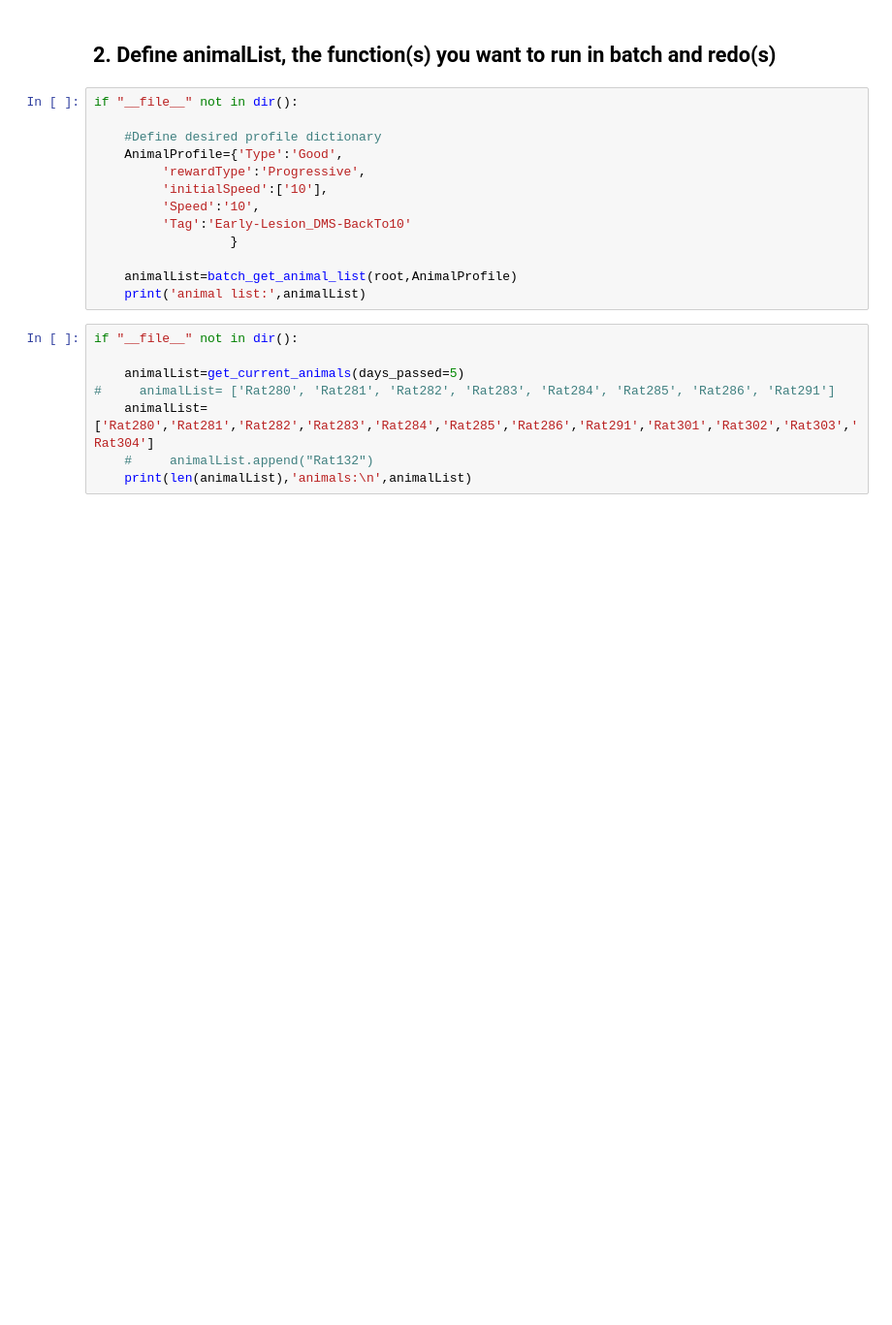
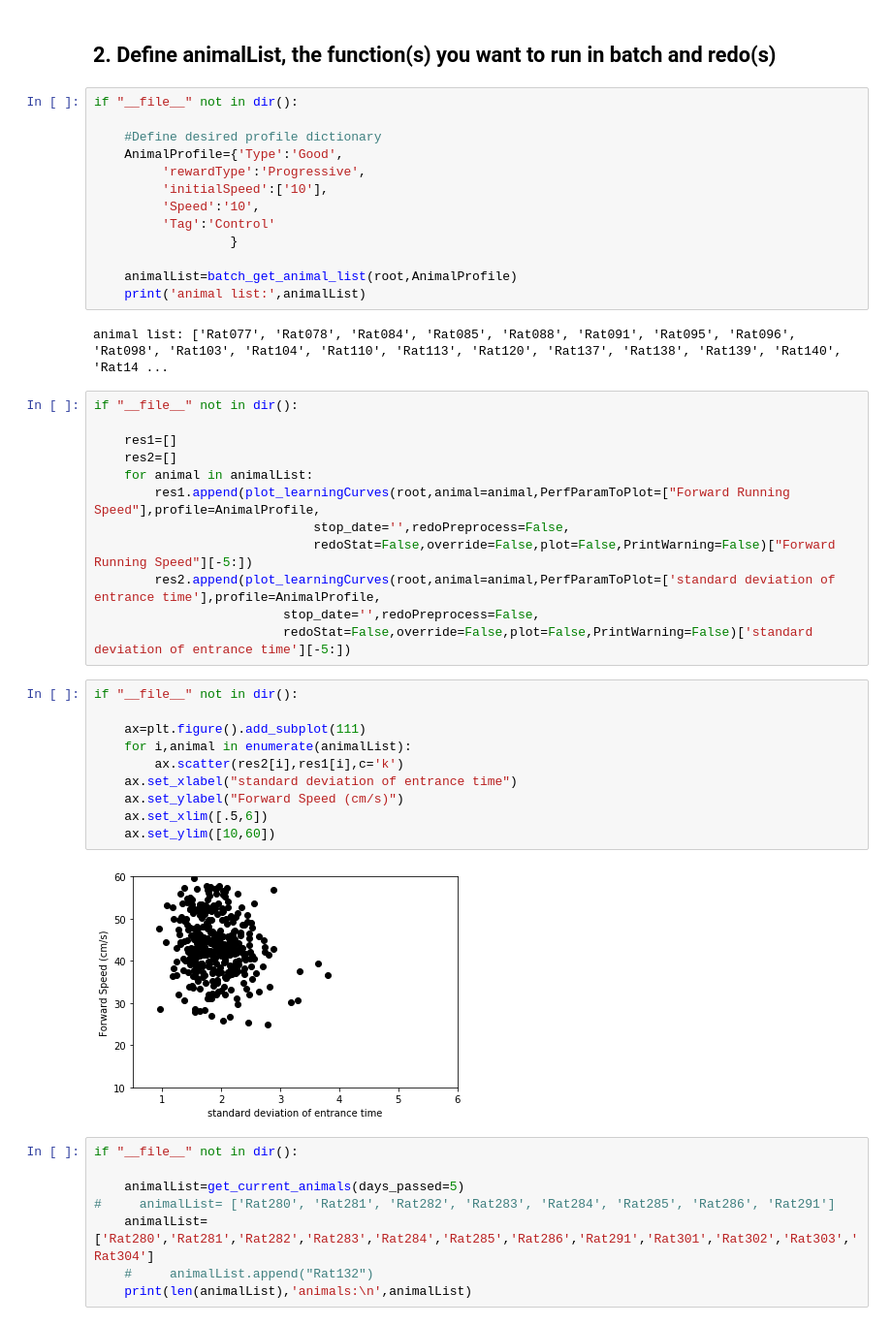
Before and after one commit to AtMostafa/2020-striatal-function, a Jupyter notebook: load_preprocess_rat/BatchRatBehavior.ipynb, the cells around one changed output. Shown: that part at 97% size. Saved outputs shown, nothing was run; the diff lists cells and outputs as text; blank space fills up the shorter version.

Commit message:
added control corerlation for speed vs std

```diff
--- a/load_preprocess_rat/BatchRatBehavior.ipynb
+++ b/load_preprocess_rat/BatchRatBehavior.ipynb
@@ -424,11 +424,37 @@ if "__file__" not in dir():
          'rewardType':'Progressive',
          'initialSpeed':['10'],
          'Speed':'10',
-         'Tag':'Early-Lesion_DMS-BackTo10'
+         'Tag':'Control'
                   }
 
     animalList=batch_get_animal_list(root,AnimalProfile)
     print('animal list:',animalList)
+# %% [output]
+animal list: ['Rat077', 'Rat078', 'Rat084', 'Rat085', 'Rat088', 'Rat091', 'Rat095', 'Rat096', 'Rat098', 'Rat103', 'Rat104', 'Rat110', 'Rat113', 'Rat120', 'Rat137', 'Rat138', 'Rat139', 'Rat140', 'Rat14 ...
+# %%
+if "__file__" not in dir():
+
+    res1=[]
+    res2=[]
+    for animal in animalList:
+        res1.append(plot_learningCurves(root,animal=animal,PerfParamToPlot=["Forward Running Speed"],profile=AnimalProfile,
+                             stop_date='',redoPreprocess=False,
+                             redoStat=False,override=False,plot=False,PrintWarning=False)["Forward Running Speed"][-5:])
+        res2.append(plot_learningCurves(root,animal=animal,PerfParamToPlot=['standard deviation of entrance time'],profile=AnimalProfile,
+                         stop_date='',redoPreprocess=False,
+                         redoStat=False,override=False,plot=False,PrintWarning=False)['standard deviation of entrance time'][-5:])
+# %%
+if "__file__" not in dir():
+
+    ax=plt.figure().add_subplot(111)
+    for i,animal in enumerate(animalList):
+        ax.scatter(res2[i],res1[i],c='k')
+    ax.set_xlabel("standard deviation of entrance time")
+    ax.set_ylabel("Forward Speed (cm/s)")
+    ax.set_xlim([.5,6])
+    ax.set_ylim([10,60])
+# %% [output]
+[figure, added]
 # %%
 if "__file__" not in dir():
 
```
Also changed, not shown: parts of 1 cell of this notebook.
